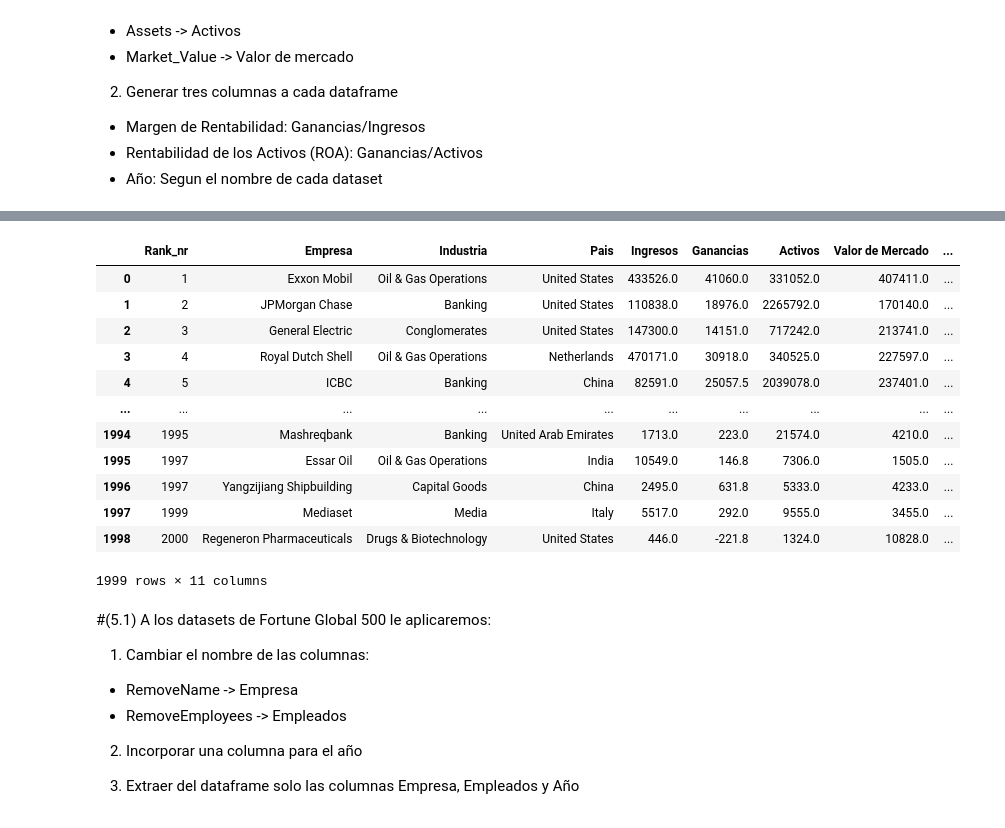
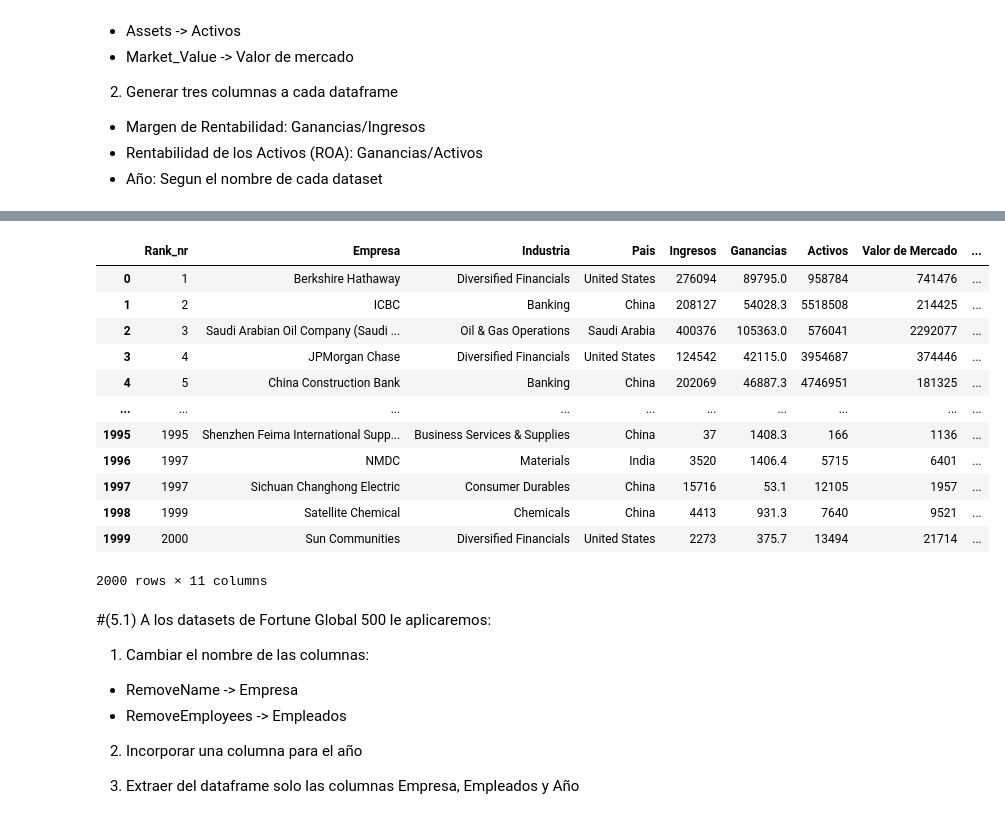
Before and after one commit to Bigote93/DataInsider, a Jupyter notebook: DesafioDataInsider_Nalli.ipynb, the cells around one changed output, grey strips where cells are left out. Saved outputs shown, nothing was run; the diff lists cells and outputs as text; code cells hidden in the pictures.

```diff
--- a/DesafioDataInsider_Nalli.ipynb
+++ b/DesafioDataInsider_Nalli.ipynb
@@ -334,28 +351,28 @@ for forbes_dataframe in forbes_datasets:
 # %%
 #Generamos las dos columnas de Margen de Rentabilida y ROA.
 #Luego una columna con los años recorriendo cada elemento del array forbes_datasets_names
 #Extraeremos por cadena desde la posicion 17 a la -1
 
 for names_dataset, forbes_dataframe in zip(forbes_datasets_names,forbes_datasets):
   forbes_dataframe['Margen de Rentabilidad'] = forbes_dataframe.Ganancias / forbes_dataframe.Ingresos
   forbes_dataframe['ROA'] = forbes_dataframe.Ganancias / forbes_dataframe.Activos
   forbes_dataframe['Año'] = names_dataset[17:]
 
-forbesglobal2000_2012
+forbesglobal2000_2022
 # %% [output]
 |  | Rank_nr | Empresa | Industria | Pais | Ingresos | Ganancias | Activos | Valor de Mercado | ... |
-| 0 | 1 | Exxon Mobil | Oil & Gas Operations | United States | 433526.0 | 41060.0 | 331052.0 | 407411.0 | ... |
-| 1 | 2 | JPMorgan Chase | Banking | United States | 110838.0 | 18976.0 | 2265792.0 | 170140.0 | ... |
-| 2 | 3 | General Electric | Conglomerates | United States | 147300.0 | 14151.0 | 717242.0 | 213741.0 | ... |
-| 3 | 4 | Royal Dutch Shell | Oil & Gas Operations | Netherlands | 470171.0 | 30918.0 | 340525.0 | 227597.0 | ... |
-| 4 | 5 | ICBC | Banking | China | 82591.0 | 25057.5 | 2039078.0 | 237401.0 | ... |
+| 0 | 1 | Berkshire Hathaway | Diversified Financials | United States | 276094 | 89795.0 | 958784 | 741476 | ... |
+| 1 | 2 | ICBC | Banking | China | 208127 | 54028.3 | 5518508 | 214425 | ... |
+| 2 | 3 | Saudi Arabian Oil Company (Saudi ... | Oil & Gas Operations | Saudi Arabia | 400376 | 105363.0 | 576041 | 2292077 | ... |
+| 3 | 4 | JPMorgan Chase | Diversified Financials | United States | 124542 | 42115.0 | 3954687 | 374446 | ... |
+| 4 | 5 | China Construction Bank | Banking | China | 202069 | 46887.3 | 4746951 | 181325 | ... |
 | ... | ... | ... | ... | ... | ... | ... | ... | ... | ... |
-| 1994 | 1995 | Mashreqbank | Banking | United Arab Emirates | 1713.0 | 223.0 | 21574.0 | 4210.0 | ... |
-| 1995 | 1997 | Essar Oil | Oil & Gas Operations | India | 10549.0 | 146.8 | 7306.0 | 1505.0 | ... |
-| 1996 | 1997 | Yangzijiang Shipbuilding | Capital Goods | China | 2495.0 | 631.8 | 5333.0 | 4233.0 | ... |
-| 1997 | 1999 | Mediaset | Media | Italy | 5517.0 | 292.0 | 9555.0 | 3455.0 | ... |
-| 1998 | 2000 | Regeneron Pharmaceuticals | Drugs & Biotechnology | United States | 446.0 | -221.8 | 1324.0 | 10828.0 | ... |
+| 1995 | 1995 | Shenzhen Feima International Supp... | Business Services & Supplies | China | 37 | 1408.3 | 166 | 1136 | ... |
+| 1996 | 1997 | NMDC | Materials | India | 3520 | 1406.4 | 5715 | 6401 | ... |
+| 1997 | 1997 | Sichuan Changhong Electric | Consumer Durables | China | 15716 | 53.1 | 12105 | 1957 | ... |
+| 1998 | 1999 | Satellite Chemical | Chemicals | China | 4413 | 931.3 | 7640 | 9521 | ... |
+| 1999 | 2000 | Sun Communities | Diversified Financials | United States | 2273 | 375.7 | 13494 | 21714 | ... |
-1999 rows × 11 columns
+2000 rows × 11 columns
 # %% [markdown]
 #(5.1) A los datasets de Fortune Global 500 le aplicaremos:
 
```
Also changed, not shown: parts of 12 cells of this notebook.
